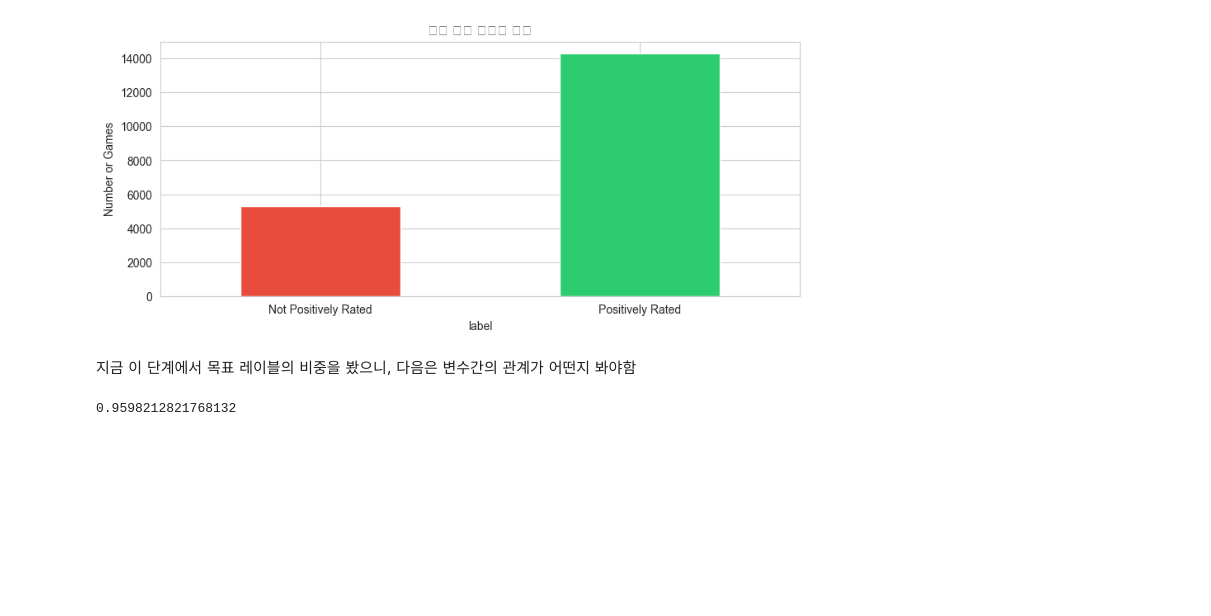
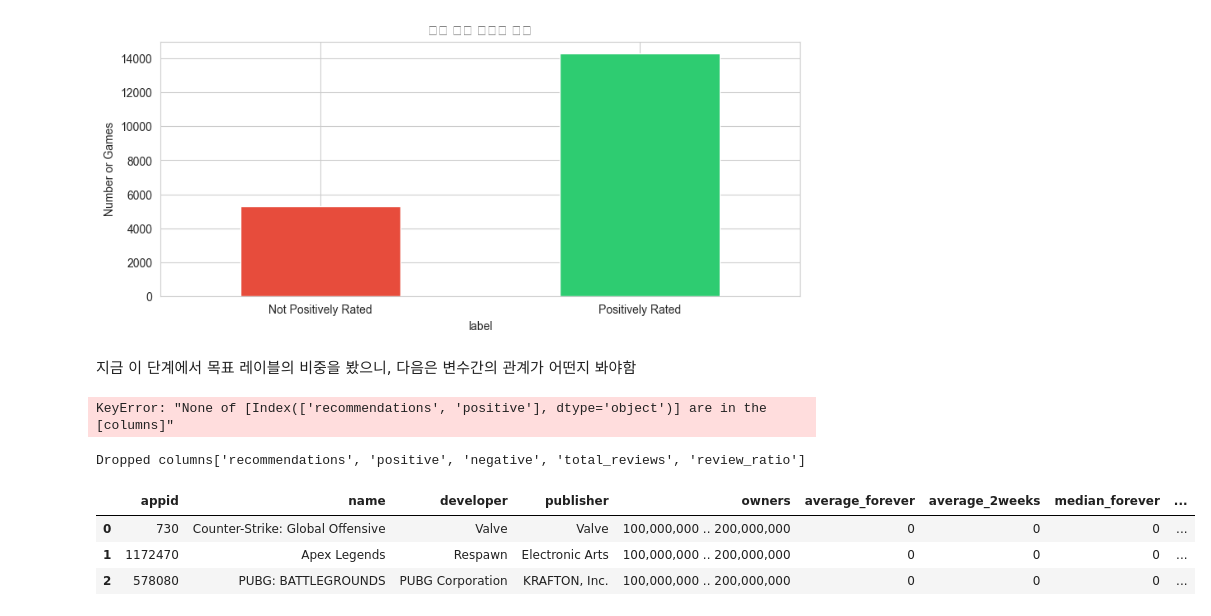
Before and after one commit to bikuud/Study_for_data, a Jupyter notebook: Practice/Kaggle/Code/kaggle_260916.ipynb, the cells around one changed output. Saved outputs shown, nothing was run; the diff lists cells and outputs as text; code cells hidden in the pictures; blank space fills up the shorter version.

```diff
--- a/Practice/Kaggle/Code/kaggle_260916.ipynb
+++ b/Practice/Kaggle/Code/kaggle_260916.ipynb
@@ -100,5 +100,18 @@ Name: Proportion, dtype: float64
 지금 이 단계에서 목표 레이블의 비중을 봤으니, 다음은 변수간의 관계가 어떤지 봐야함
 # %%
 df[['recommendations','positive']].corr().iloc[0,1]
+leak_cols=['recommendations','positive','negative','total_reviews','review_ratio']
+df=df.drop(columns=leak_cols)
 # %% [output]
-0.9598212821768132
+KeyError: "None of [Index(['recommendations', 'positive'], dtype='object')] are in the [columns]"
+# %%
+print(f'Dropped columns{leak_cols}')
+# %% [output]
+Dropped columns['recommendations', 'positive', 'negative', 'total_reviews', 'review_ratio']
+# %%
+df.head(3)
+# %% [output]
+|  | appid | name | developer | publisher | owners | average_forever | average_2weeks | median_forever | ... |
+| 0 | 730 | Counter-Strike: Global Offensive | Valve | Valve | 100,000,000 .. 200,000,000 | 0 | 0 | 0 | ... |
+| 1 | 1172470 | Apex Legends | Respawn | Electronic Arts | 100,000,000 .. 200,000,000 | 0 | 0 | 0 | ... |
+| 2 | 578080 | PUBG: BATTLEGROUNDS | PUBG Corporation | KRAFTON, Inc. | 100,000,000 .. 200,000,000 | 0 | 0 | 0 | ... |
```
Also changed, not shown: parts of 3 cells of this notebook.
